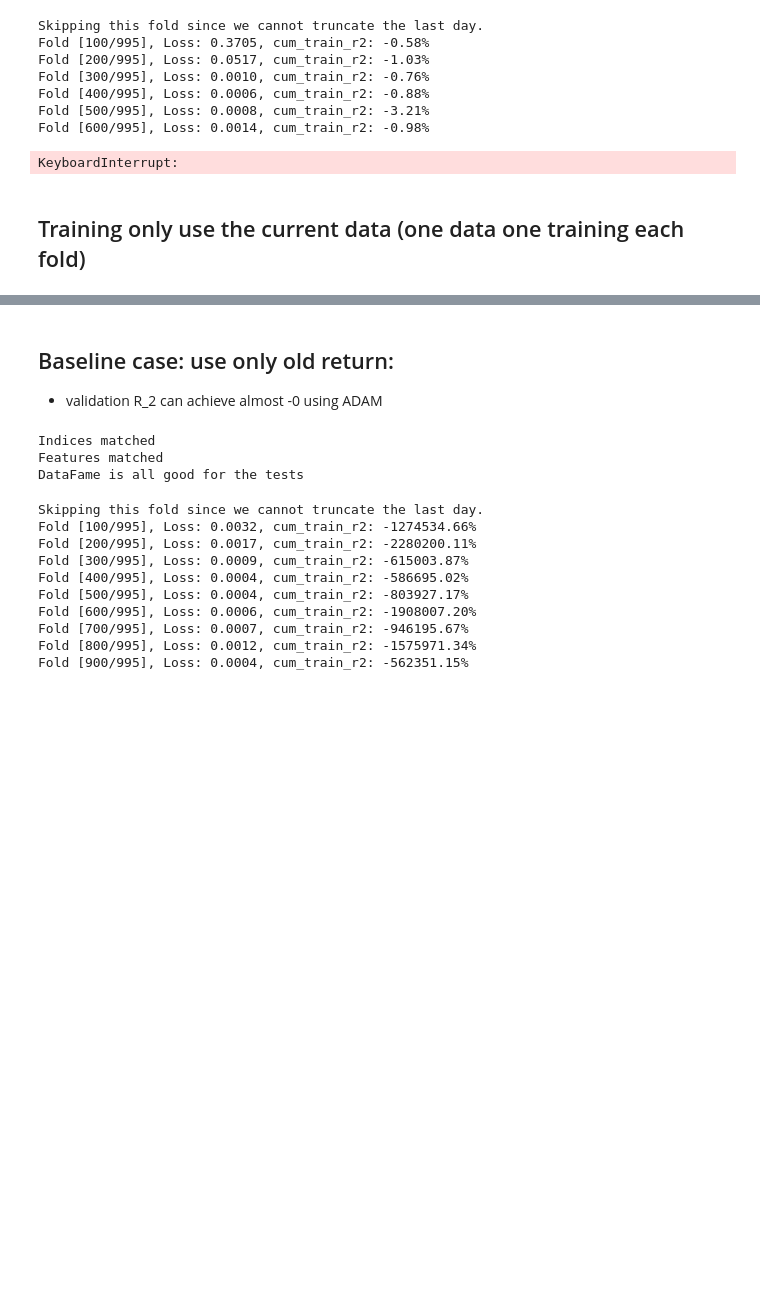
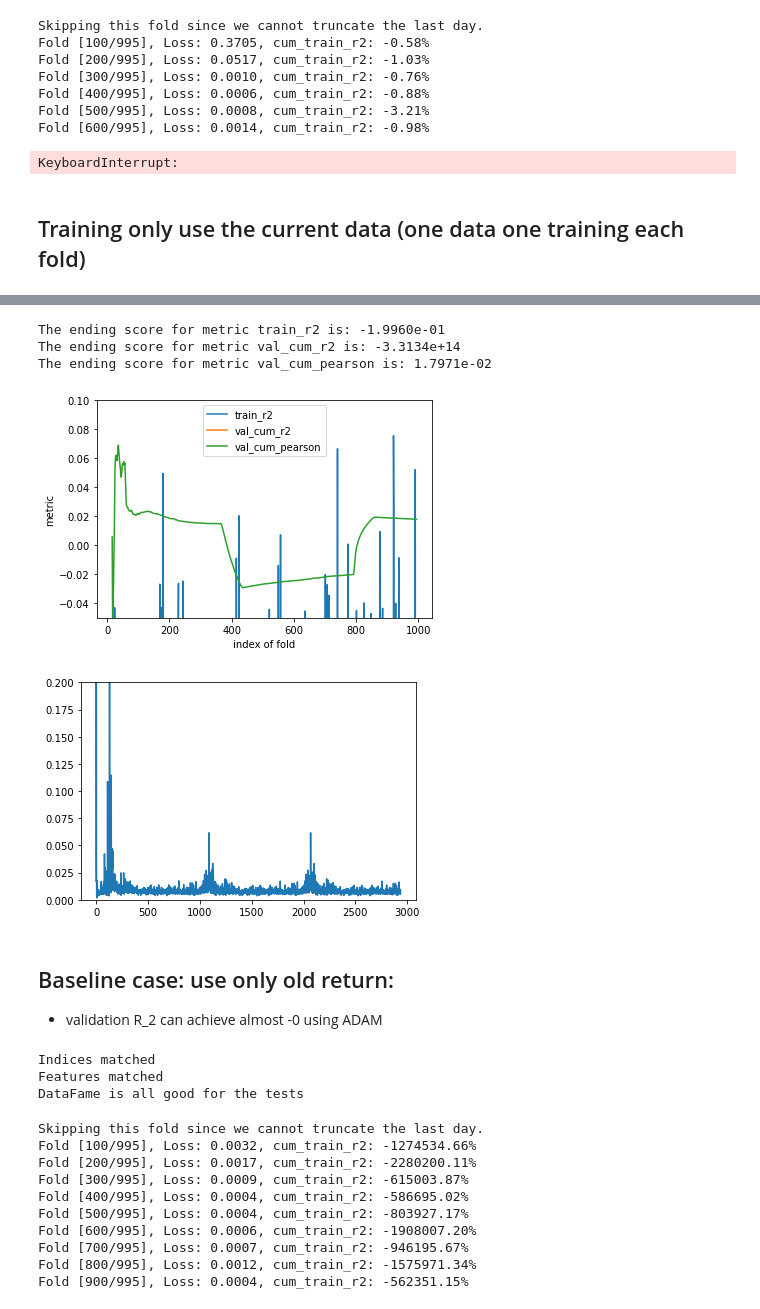
Before and after one commit to owen8877/qids-2023-comp, a Jupyter notebook: playground/shockspeare/NN_LSTM.ipynb, the cells around one changed output, grey strips where cells are left out. Saved outputs shown, nothing was run; the diff lists cells and outputs as text; code cells hidden in the pictures; blank space fills up the shorter version.

```diff
--- a/playground/shockspeare/NN_MLP.ipynb
+++ b/playground/shockspeare/NN_LSTM.ipynb
@@ -224,6 +225,7 @@ performance = Performance()
 feature_columns = original_feature
 return_column = ['return']
 
+scaler = MinMaxScaler()
 
 # for epoch in range(n_epoch):
 for fold, (train, val) in enumerate(pbar):
@@ -244,6 +246,8 @@ for fold, (train, val) in enumerate(pbar):
             X_train, y_train_true = df.loc[(days_train_valid,), :][feature_columns], df.loc[(days_train_valid[-1]),:][return_column]
 
             X_np = X_train.swaplevel(1,0).sort_index(ascending=True).to_numpy().astype(np.float32)
+            X_np = scaler.fit_transform(X_np)
+
             # shape (asset, days, feature) -> (ft, days, asset)
             X_np_tensor = X_np.reshape(54,lookback_window,-1).transpose([2,1,0])
             X_np_tensor = X_np_tensor[np.newaxis,:]  # add batch dimension
@@ -336,8 +340,8 @@ num_feature = len(feature_columns)
  # net = oneDVerConvNet(D_in=7, D_out=1, input_shape=(7,lookback_window,54), b_size=1)
 net = oneDVerConvNet(D_in=num_feature, D_out=1, input_shape=(num_feature,lookback_window,54), b_size=1)
 # Define the optimizier
-optimizer = optim.LBFGS(net.parameters(), lr=learning_rate)
-# optimizer = optim.Adam(net.parameters(), lr=learning_rate, betas = (0.9, 0.999))
+# optimizer = optim.LBFGS(net.parameters(), lr=learning_rate)
+optimizer = optim.Adam(net.parameters(), lr=learning_rate, betas = (0.9, 0.999))
 scheduler = optim.lr_scheduler.StepLR(optimizer, step_size = 100, gamma = 0.5)
 
 loss_list = []
@@ -347,10 +351,12 @@ loss_list = []
 days = df.index.get_level_values('day').unique()
 tscv = TimeSeriesSplit(n_splits=min(n_splits, len(days)))
 
-torch.manual_seed(3407)
+scaler = MinMaxScaler()
+
 
 for epoch in range(n_epoch):
 
+    torch.manual_seed(3407)
     pbar = tqdm(tscv.split(days), total=tscv.n_splits)
 
     cum_y_val_true = Series(dtype=float)
@@ -358,7 +364,6 @@ for epoch in range(n_epoch):
     performance = Performance()
     # feature_columns = quantile_feature
 
-    net.train()
     # np.random.seed(44)
     # for epoch in range(n_epoch):
     for fold, (train, val) in enumerate(pbar):
@@ -378,6 +383,7 @@ for epoch in range(n_epoch):
 
             X_np = X_train.swaplevel(1,0).sort_index(ascending=True).to_numpy().astype(np.float32)
                 # shape (asset, days, feature) -> (ft, days, asset)
+            X_np = scaler.fit_transform(X_np)
             X_np_tensor = X_np.reshape(54,lookback_window,-1).transpose([2,1,0])
             X_np_tensor = X_np_tensor[np.newaxis,:]  # add batch dimension
             X_torch = torch.from_numpy(X_np_tensor)
@@ -389,13 +395,13 @@ for epoch in range(n_epoch):
                 loss = criterion(outputs, labels)
                 loss.backward()
                 return loss
-
+            net.train()
             optimizer.zero_grad()
             outputs = net(X_torch)
             loss = criterion(outputs, labels)
             loss.backward()
-            optimizer.step(closure) # need closure for LBFGS
-            # optimizer.step()
+            # optimizer.step(closure) # need closure for LBFGS
+            optimizer.step()
 
             scheduler.step() ### !!!!!
             cum_y_train_prediction = pd.concat([cum_y_train_prediction, Series(outputs.detach().numpy())])
@@ -404,12 +410,13 @@ for epoch in range(n_epoch):
             performance[fold,'train_r2'] = r2_score(cum_y_train_prediction, cum_y_train_true)
             if fold % 100 == 0:
                 print('Fold [{}/{}], Loss: {:.4f}, cum_train_r2: {:.2f}%'.format(fold, len(pbar), loss.item(), r2_score(cum_y_train_prediction, cum_y_train_true)))
+            loss_list.append(loss.item())
+
             # Validation:
             days_val = days[int(val)-lookback_window:int(val)]
 
             X_val, y_val_true = df.loc[(days_val,), :][feature_columns], df.loc[(days_val[-1],), :][return_column]
             net.eval()
-            net.train(False)
             with torch.no_grad():
                 X_np_val = X_val.swaplevel(1,0).sort_index(ascending=True).to_numpy().astype(np.float32)
                 # shape (asset, days, feature) -> (ft, days, asset)
@@ -476,3 +483,18 @@ Fold [900/995], Loss: 40.3373, cum_train_r2: -0.26%
+# %%
+plt.figure(0)
+# plot_performance(performance, metrics_selected=['train_r2', 'test_cum_r2', 'test_cum_pearson'])
+plot_performance(performance, metrics_selected=['train_r2', 'val_cum_pearson','val_cum_r2'])
+
+plt.figure(1)
+plt.plot(loss_list)
+plt.ylim([0,0.2])
+plt.show()
+# %% [output]
+The ending score for metric train_r2 is: -1.9960e-01
+The ending score for metric val_cum_r2 is: -3.3134e+14
+The ending score for metric val_cum_pearson is: 1.7971e-02
+[figure, added]
+[figure, added]
 # %% [markdown]
 ## Baseline case: use only old return:
 - validation R_2 can achieve almost -0 using ADAM
```
Also changed, not shown: parts of 3 cells of this notebook.
